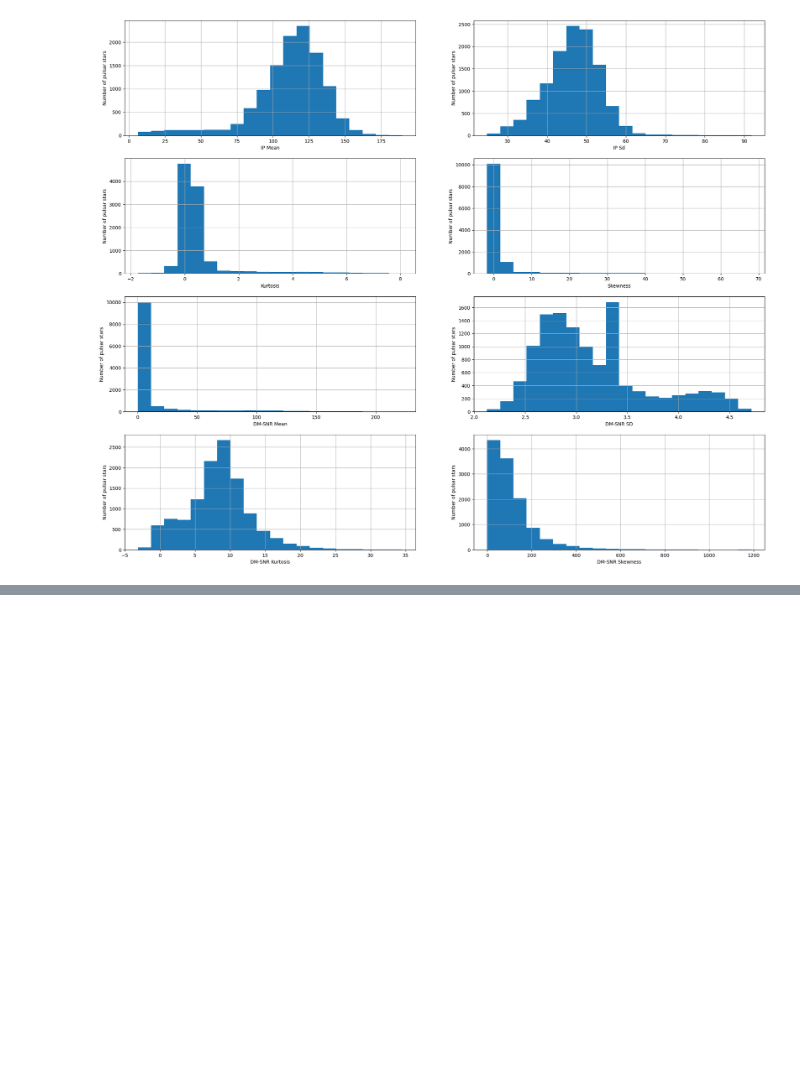
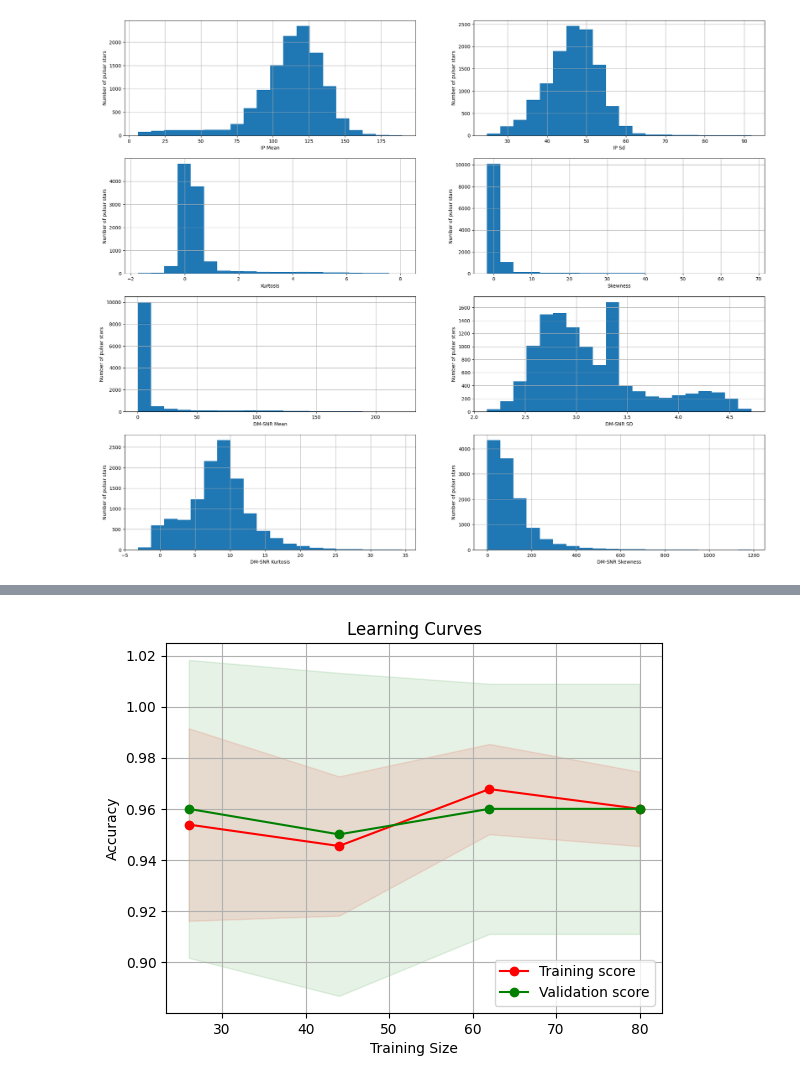
Before and after one commit to BinaryWhizz/Machine-Learning, a Jupyter notebook: Machine Learning 06/01.ipynb, the cells around one changed output, grey strips where cells are left out. Drawn from its saved outputs; the diff is of its cells as text; code cells hidden in the pictures; blank space fills up the shorter version.

```diff
--- a/Machine Learning 06/01.ipynb
+++ b/Machine Learning 06/01.ipynb
@@ -424,0 +460,5 @@ Text(0, 0.5, 'Number of pulsar stars')
+# %%
+# we made this step cuz after StanderdScaler step dataset convert from DATAFRAME into Array so we need back to Dataframe
+
+x_train = pd.DataFrame(x_train, columns=cols)
+x_test = pd.DataFrame(x_test, columns=cols)
@@ -424,0 +493,4 @@ Text(0, 0.5, 'Number of pulsar stars')
+# %%
+x_train['Kurtosis'] = x_train['Kurtosis'].fillna(x_train['Kurtosis'].mean())
+
+x_test['Kurtosis'] = x_test['Kurtosis'].fillna(x_test['Kurtosis'].mean())
@@ -424,0 +569,11 @@ Text(0, 0.5, 'Number of pulsar stars')
+# %%
+#instantiate  classifier with Linear kernal and C=1.0
+
+# Support Vector Classification=SVC
+
+clf = SVC(kernel='linear', C=1.0)
+
+
+#fit classifier to training set
+
+clf.fit(x_train, y_train)
@@ -424,0 +600,43 @@ Text(0, 0.5, 'Number of pulsar stars')
+# %%
+from sklearn.model_selection import learning_curve
+
+
+# Learning curve
+
+train_sizes, train_scores, validation_scores = learning_curve(
+    clf, x, y, cv=5, scoring='accuracy', n_jobs=-1
+)
+
+
+
+# Mean and standard deviation of training scores
+
+train_mean = np.mean(train_scores, axis=1)
+train_std = np.std(train_scores, axis=1)
+
+
+
+# Mean and standard deviation of validation scores
+
+validation_mean = np.mean(validation_scores, axis=1)
+validation_std = np.std(validation_scores, axis=1)
+
+
+
+# Plot
+
+plt.figure()
+plt.plot(train_sizes, train_mean, 'o-', color='r', label='Training score')
+plt.plot(train_sizes, validation_mean, 'o-', color='g', label='Validation score')
+
+plt.fill_between(train_sizes, train_mean - train_std, train_mean + train_std, alpha=0.1, color='r')
+plt.fill_between(train_sizes, validation_mean - validation_std, validation_mean + validation_std, alpha=0.1, color='g')
+
+plt.xlabel('Training Size')
+plt.ylabel('Accuracy')
+plt.title('Learning Curves')
+plt.legend(loc='best')
+plt.grid()
+plt.show()
+# %% [output]
+[figure, added]
```
Also changed, not shown: parts of 17 cells of this notebook.
